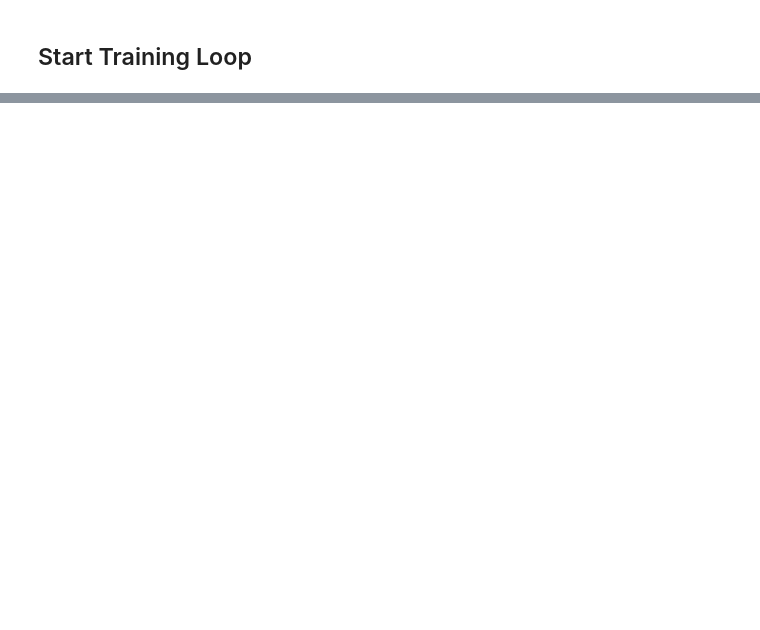
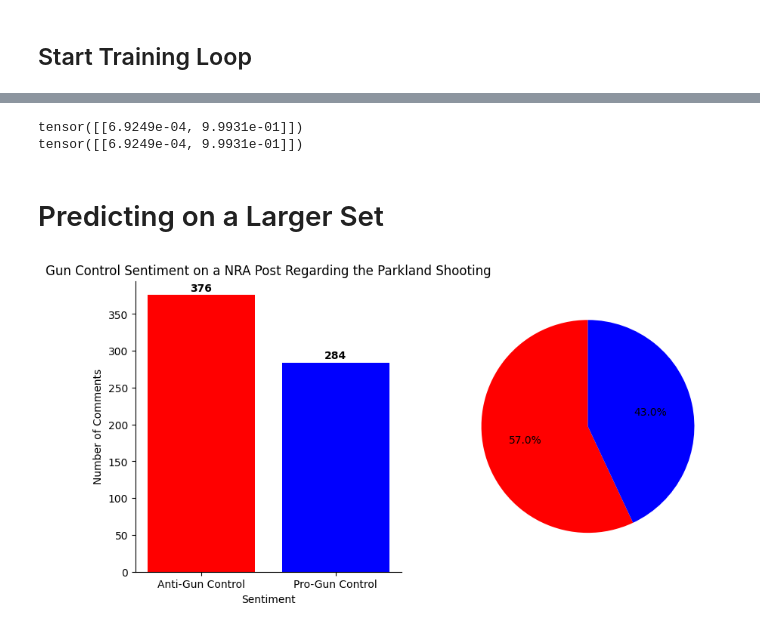
Before and after one commit to Sam-Malta/Gun-Control-Sentiment-Analysis, a Jupyter notebook: poltical_test.ipynb, the cells around one changed output, grey strips where cells are left out. Cells and saved outputs as stored; diff of their text form; code cells hidden in the pictures; blank space fills up the shorter version.

Commit message:
Feat: added comment and prompt analysis

```diff
--- a/poltical_test.ipynb
+++ b/poltical_test.ipynb
@@ -154,8 +118,8 @@ torch.cuda.manual_seed_all(20)
 
 def train(roberta_classifier, optimizer, scheduler, epochs=4):
     loss_hist = []
+    model.train()
     for epoch in tqdm(range(epochs)):
-        print(f"{'Epoch':^7} | {'Batch':^7} | {'Train Loss':^12} | {'Val Loss':^10} | {'Val Acc':^9} | {'Elapsed':^9}")
 
         # Measure the elapsed time of each epoch
         t0_epoch, t0_batch = time.time(), time.time()
@@ -213,8 +177,3 @@ def train(roberta_classifier, optimizer, scheduler, epochs=4):
         avg_train_loss = total_loss / len(train_dataloader)
         loss_hist.append(avg_train_loss)
         print("-"*100)
-# %%
-num_epochs = 4
-
-
-train(model, model.get_optimizer(), model.get_scheduler, epochs=num_epochs)
@@ -255,15 +229,15 @@ def evaluate_roc(probs, y_true):
 # %%
 import torch.nn.functional as F
 
-def roberta_predict(model, test_dataloader):
-    """Perform a forward pass on the trained BERT model to predict probabilities
+def roberta_predict(test_dataloader):
+    """Perform a forward pass on the trained Roberta model to predict probabilities
     on the test set.
     """
     # Put the model into the evaluation mode. The dropout layers are disabled during
     # the test time.
 
     all_logits = []
-
+    model.eval()
     # For each batch in our test set...
     for batch in test_dataloader:
         # Load batch to GPU
@@ -284,12 +280,46 @@ def roberta_predict(model, test_dataloader):
+# %%
+prompt = "gun violence is a serious problem in the United States. We need to take action to stop it"
+print(predict_prompt(prompt))
+# %% [output]
+tensor([[6.9249e-04, 9.9931e-01]])
+tensor([[6.9249e-04, 9.9931e-01]])
+# %% [markdown]
+# Predicting on a Larger Set
 # %%
-batch_size = 12
-test_inputs, test_masks = model.preprocess_for_roberta(test_data)
+comments = pd.read_csv('comment/comments.csv')
+batch_size = 16
+test_inputs, test_masks = model.preprocess_for_roberta(comments['comment_text'])
 
 # Create dataloader
-test_dataloader = model.create_dataloader(test_inputs, test_masks, batch_size)
+test_dataloader = model.create_test_dataloader(test_inputs, test_masks, labels=None, batch_size=batch_size)
 
 # Compute predicted probabilities on the test set
-probs = torch.argmax(roberta_predict(model, test_dataloader), dim=1)
+probs = torch.argmax(roberta_predict(test_dataloader), dim=1)
+# %%
+fig, (ax1, ax2) = plt.subplots(1, 2, figsize=(10, 5))
+
+values = [torch.sum(probs == 0), torch.sum(probs == 1)]
+ax1.bar(["Anti-Gun Control", "Pro-Gun Control"], values, color=["red", "blue"])
+ax1.set_title("Gun Control Sentiment on a NRA Post Regarding the Parkland Shooting")
+ax1.set_ylabel("Number of Comments")
+ax1.set_xlabel("Sentiment")
+ax1.spines["top"].set_visible(False)
+ax1.spines["right"].set_visible(False)
+for i, v in enumerate(values):
+    ax1.text(i, v + 2, int(v), ha='center', va='bottom', fontweight='bold')
+
+values = [torch.sum(probs == 0), torch.sum(probs == 1)]
+
+colors = ["red", "blue"]
+
+# Create a pie chart
+
+ax2.pie(values, colors=colors, autopct='%1.1f%%', startangle=90)
+
+# Display the pie chart
+plt.show()
+# %% [output]
+[figure, added]
 # %%
 import gc
 torch.cuda.empty_cache()
```
Also changed, not shown: parts of 12 cells of this notebook.
